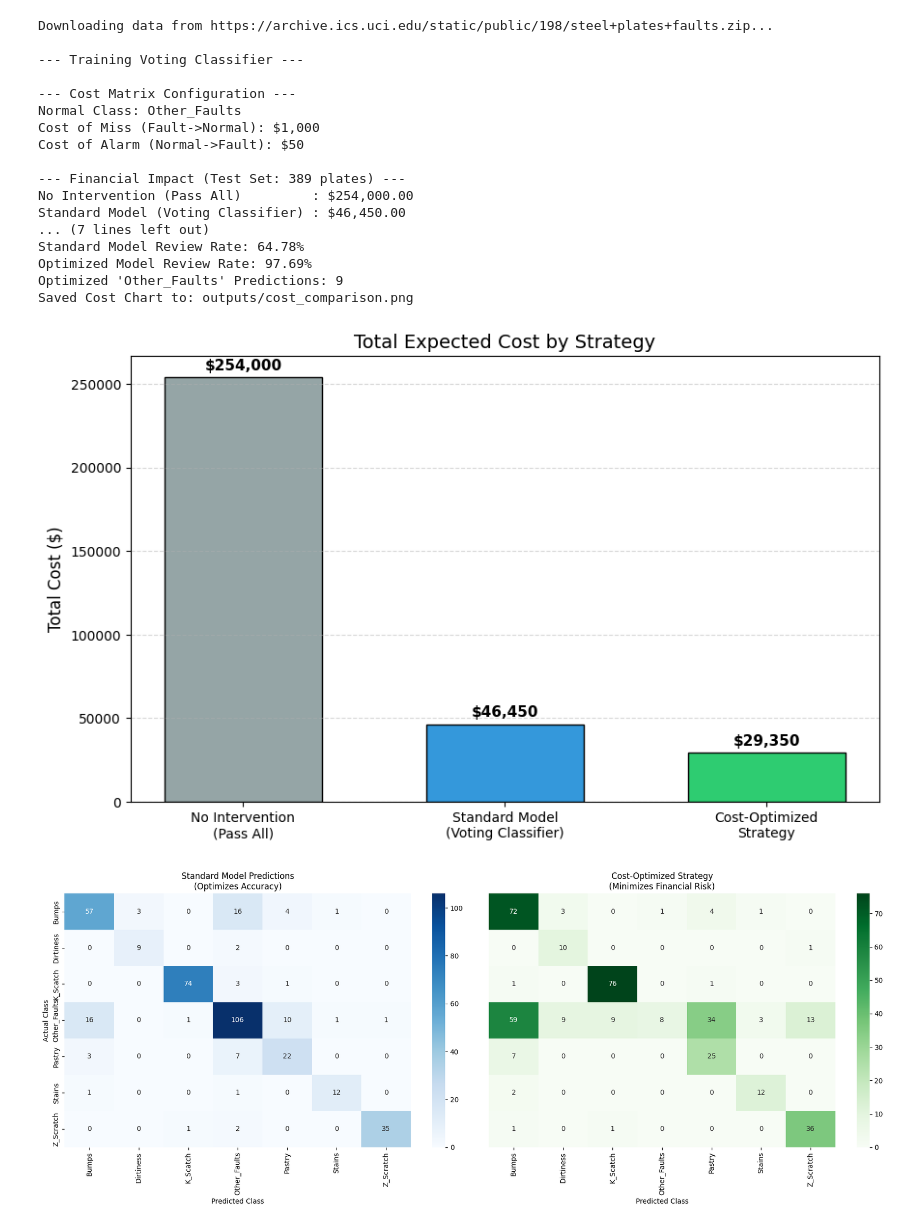
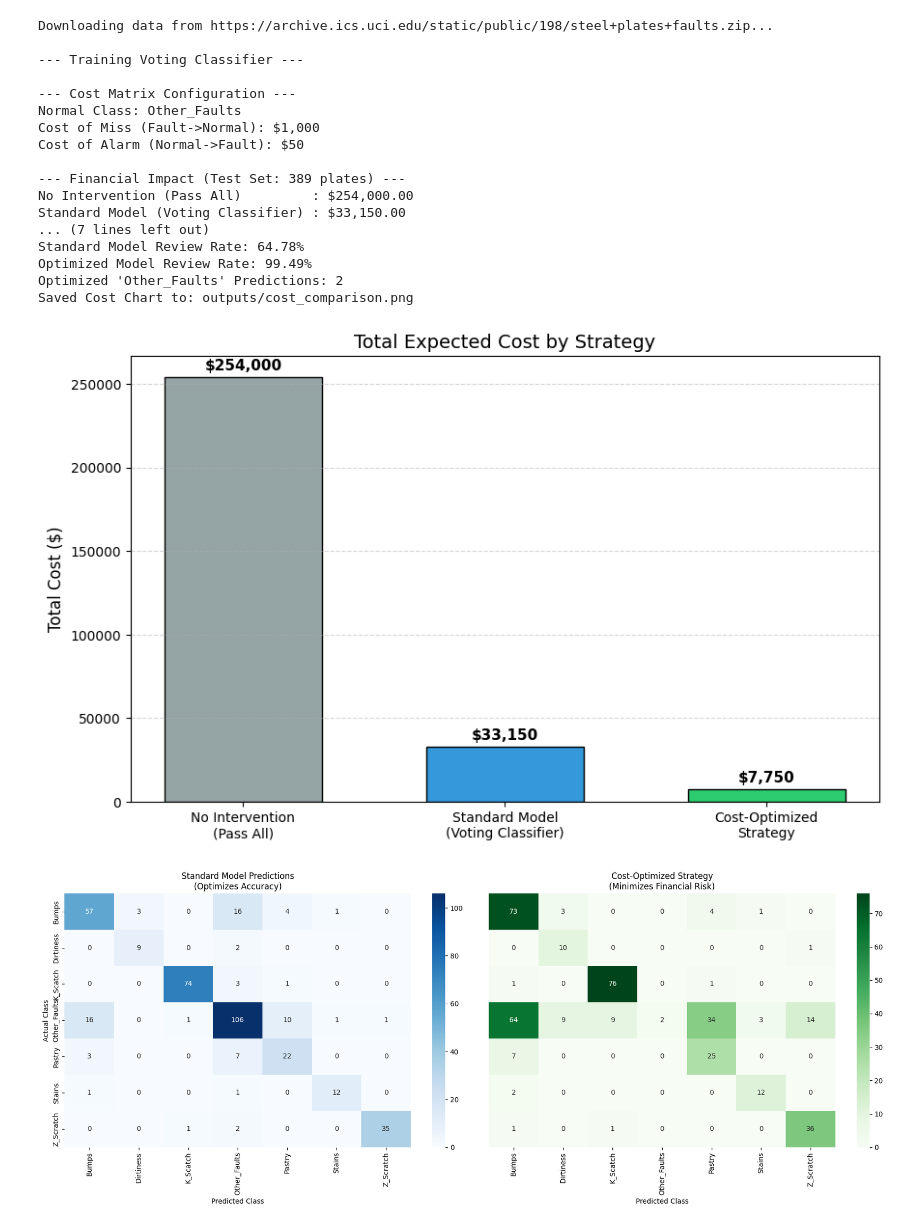
Before and after one commit to joeyloveworld-cloud/Industrial-Data-Analysis-Cost-Optimized, a Jupyter notebook: Cost_Benefit_Analysis_Steel_py.ipynb, the cells around one changed output. Cells and saved outputs as stored; diff of their text form; code cells hidden in the pictures.

```diff
--- a/Cost_Benefit_Analysis_Steel_py.ipynb
+++ b/Cost_Benefit_Analysis_Steel_py.ipynb
@@ -112,7 +114,7 @@ def create_cost_matrix(class_names):
     # Define Costs
     HIGH_COST_MISS = 1000   # Real Fault -> Predicted Other (Severe Miss)
     LOW_COST_ALARM = 50     # Other -> Predicted Fault (False Alarm)
-    WRONG_FAULT    = 1000   # Stains -> Predicted Bumps (Classification Error)
+    WRONG_FAULT    = 50   # Stains -> Predicted Bumps (Classification Error)
 
     for actual in range(n_classes):
         for pred in range(n_classes):
@@ -265,36 +267,36 @@ if __name__ == "__main__":
     setup_env()
 
     # Data Pipeline
     df_raw = fetch_data()
     X, y, le, feats = preprocess_data(df_raw)
 
     # Scale Data
     scaler = StandardScaler()
     X_scaled = pd.DataFrame(scaler.fit_transform(X), columns=feats)
 
     # Train Model (Voting Classifier)
     model, X_test, y_test = train_model(X_scaled, y)
 
     # Run Analysis
     run_cost_analysis(model, X_test, y_test, le)
 # %% [output]
 Downloading data from https://archive.ics.uci.edu/static/public/198/steel+plates+faults.zip...
 
 --- Training Voting Classifier ---
 
 --- Cost Matrix Configuration ---
 Normal Class: Other_Faults
 Cost of Miss (Fault->Normal): $1,000
 Cost of Alarm (Normal->Fault): $50
 
 --- Financial Impact (Test Set: 389 plates) ---
 No Intervention (Pass All)         : $254,000.00
-Standard Model (Voting Classifier) : $46,450.00
+Standard Model (Voting Classifier) : $33,150.00
 ... (7 lines left out)
 Standard Model Review Rate: 64.78%
-Optimized Model Review Rate: 97.69%
-Optimized 'Other_Faults' Predictions: 9
+Optimized Model Review Rate: 99.49%
+Optimized 'Other_Faults' Predictions: 2
 Saved Cost Chart to: outputs/cost_comparison.png
-[figure, old version]
+[figure, new version]
 [figure]
 Saved Dual CM to: outputs/dual_confusion_matrix.png
```
Also changed, not shown: parts of 1 cell of this notebook.
